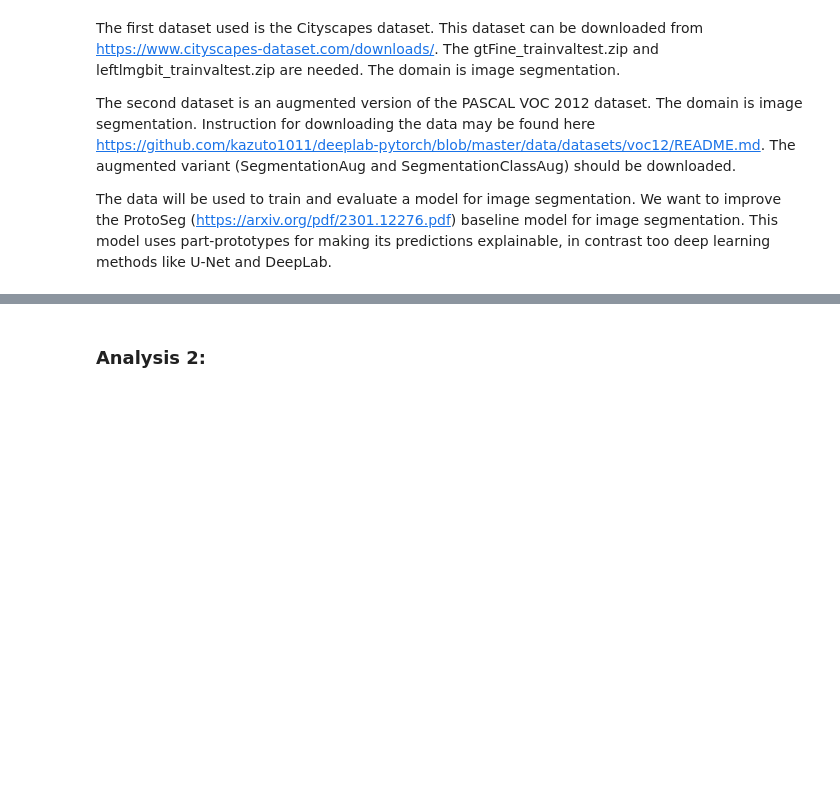
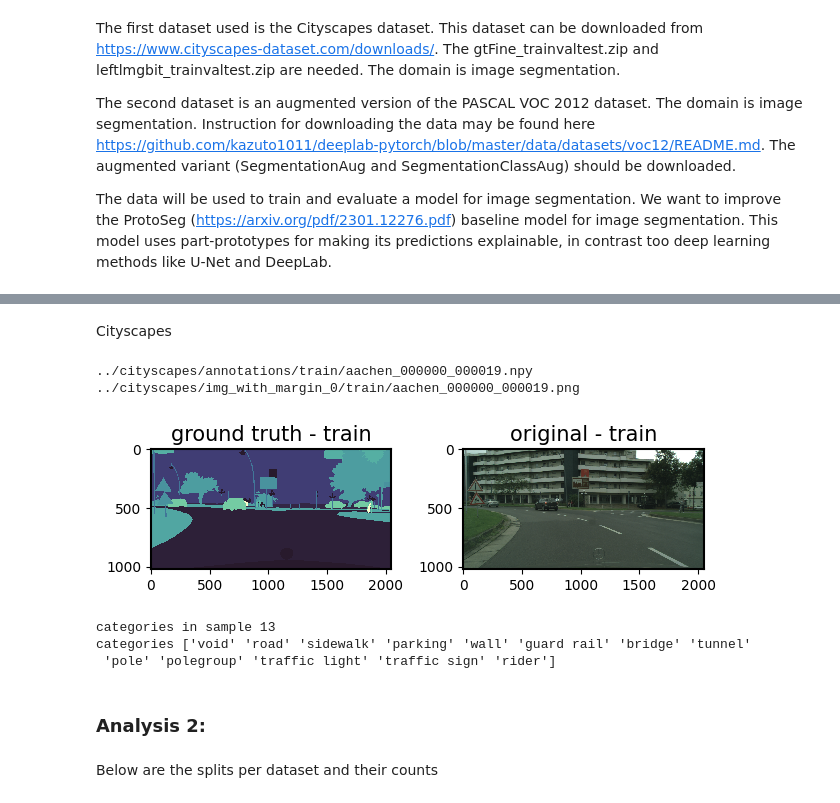
Before and after one commit to ronaldvlaar/prototype_segmentation, a Jupyter notebook: EDA/Exploratory Data Analysis.ipynb, the cells around one changed output, grey strips where cells are left out. Cells and saved outputs as stored; diff of their text form; code cells hidden in the pictures; blank space fills up the shorter version.

```diff
--- a/EDA/Exploratory Data Analysis.ipynb
+++ b/EDA/Exploratory Data Analysis.ipynb
@@ -63,0 +293,26 @@ Make sure to add some explanation of what you are doing in your code. This will
+# %% [markdown]
+Cityscapes
+# %%
+cs_root = '../cityscapes/annotations/'
+cs_test = cs_root+' test/'
+cs_train = cs_root+'train/'
+cs_val = cs_root+'val/'
+
+cs_root_src = '../cityscapes/img_with_margin_0/'
+cs_test_src = cs_root_src+' test/'
+cs_train_src = cs_root_src+'train/'
+cs_val_src = cs_root_src+'val/'
+f = 'aachen_000000_000019.npy'
+
+plot_images(cs_train+f, 'ground truth - train', cs_train_src+f[:-3]+'png', 'original - train')
+label = np.load(cs_train+f).astype(np.uint8)
+
+categories = np.array(CITYSCAPES_CATEGORIES)[np.unique(convert_cityscapes(label))]
+print('categories in sample', len(categories))
+print('categories', categories)
+# %% [output]
+../cityscapes/annotations/train/aachen_000000_000019.npy ../cityscapes/img_with_margin_0/train/aachen_000000_000019.png
+[figure, added]
+categories in sample 13
+categories ['void' 'road' 'sidewalk' 'parking' 'wall' 'guard rail' 'bridge' 'tunnel'
+ 'pole' 'polegroup' 'traffic light' 'traffic sign' 'rider']
@@ -64,3 +333,5 @@ Make sure to add some explanation of what you are doing in your code. This will
 # %% [markdown]
 ### Analysis 2:
+# %% [markdown]
+Below are the splits per dataset and their counts
 # %%
```
Also changed, not shown: parts of 25 cells of this notebook, 1 other file.
